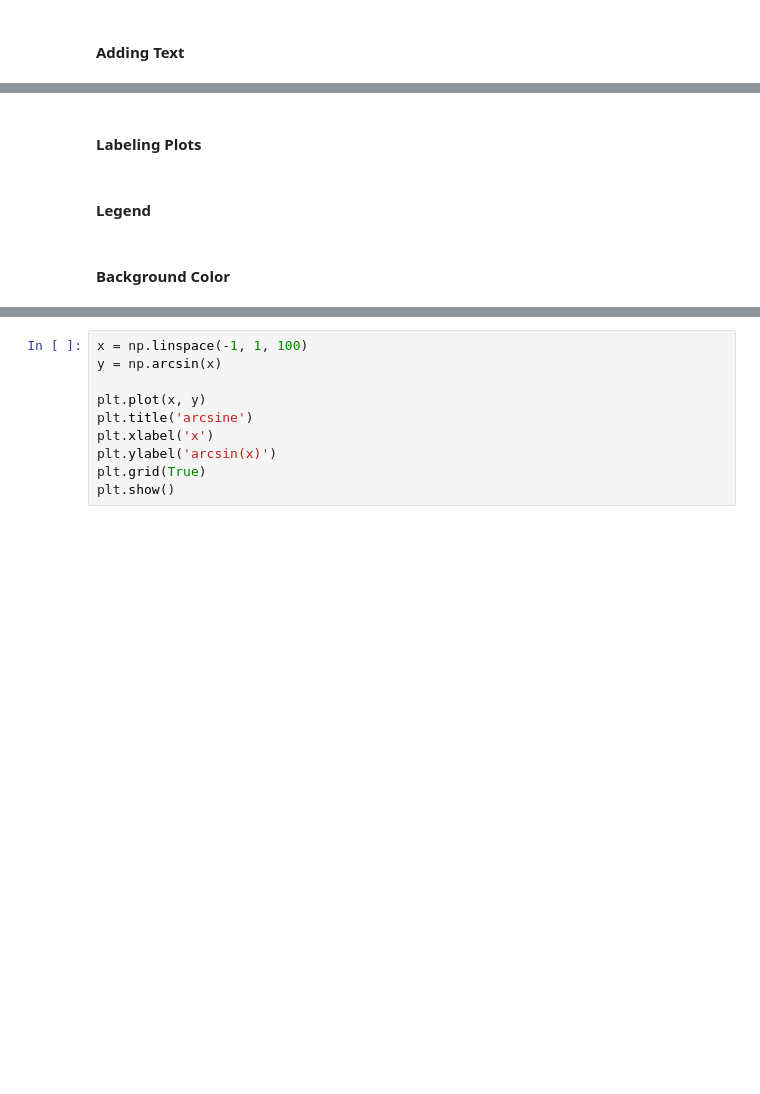
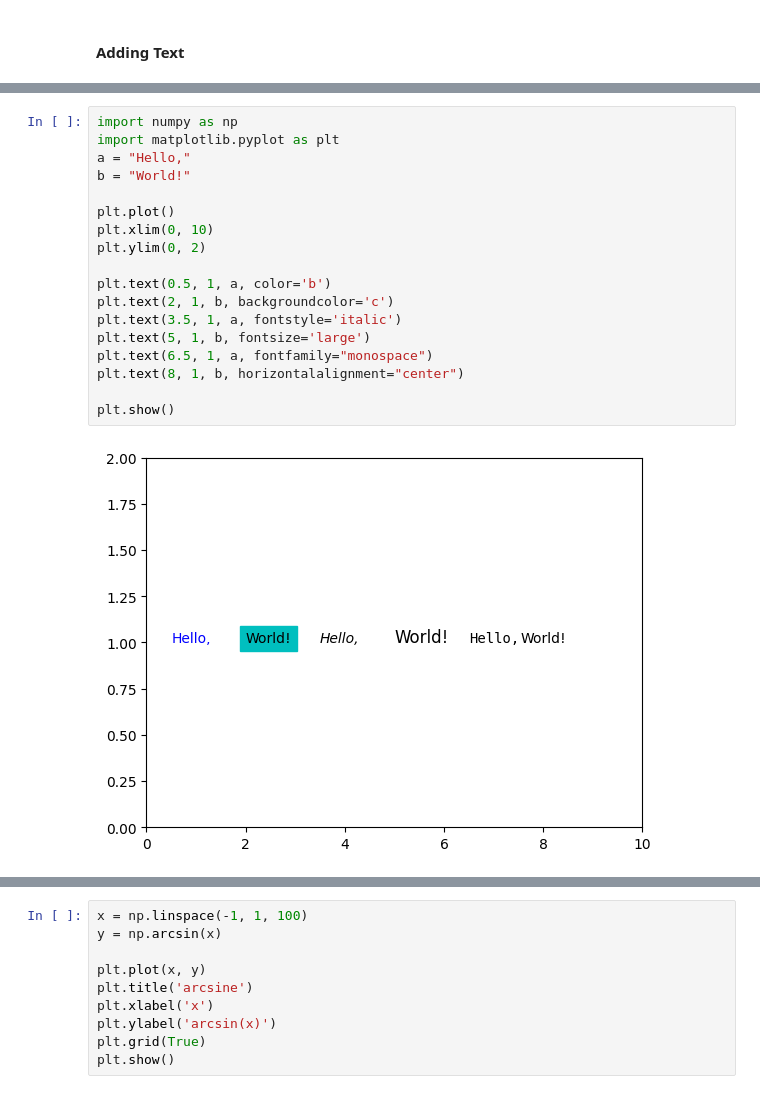
Before and after one commit to ifsm/pymus, a Jupyter notebook: Calculations, Plot, Conditions, Strings/Calculations, Plot, Conditions, Strings.ipynb, the cells around one changed output, grey strips where cells are left out. Cells and saved outputs as stored; diff of their text form; blank space fills up the shorter version.

```diff
--- a/Calculations, Plot, Conditions, Strings/Calculations, Plot, Conditions, Strings.ipynb
+++ b/Calculations, Plot, Conditions, Strings/Calculations, Plot, Conditions, Strings.ipynb
@@ -1321,6 +1329,20 @@ Some of the things that can be changed about an axes were already used in the se
-# %% [markdown]
-<h4>Labeling Plots</h4>
-# %% [markdown]
-<h4>Legend</h4>
-# %% [markdown]
-<h4>Background Color</h4>
+# %%
+import numpy as np
+import matplotlib.pyplot as plt
+a = "Hello,"
+b = "World!"
+
+plt.plot()
+plt.xlim(0, 10)
+plt.ylim(0, 2)
+
+plt.text(0.5, 1, a, color='b')
+plt.text(2, 1, b, backgroundcolor='c')
+plt.text(3.5, 1, a, fontstyle='italic')
+plt.text(5, 1, b, fontsize='large')
+plt.text(6.5, 1, a, fontfamily="monospace")
+plt.text(8, 1, b, horizontalalignment="center")
+
+plt.show()
+# %% [output]
+[figure, added]
```
Also changed, not shown: parts of 28 cells of this notebook.
